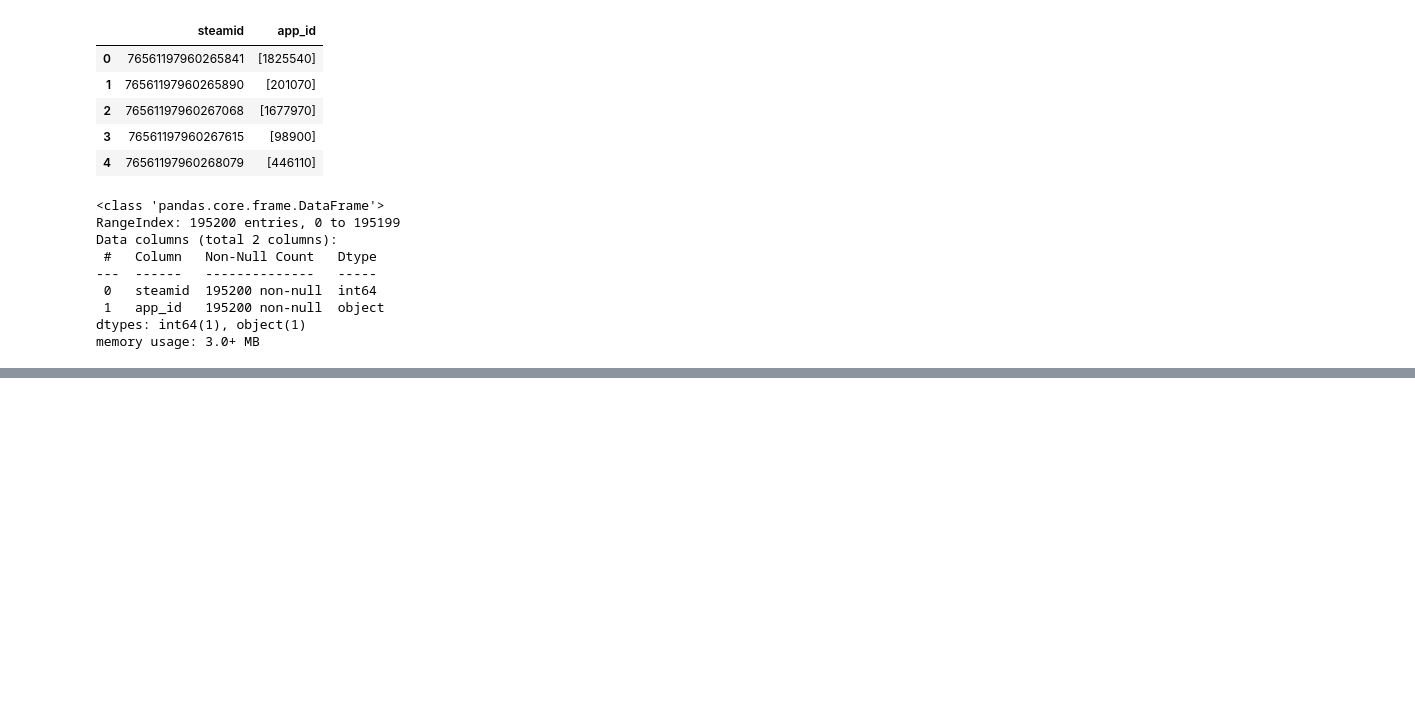
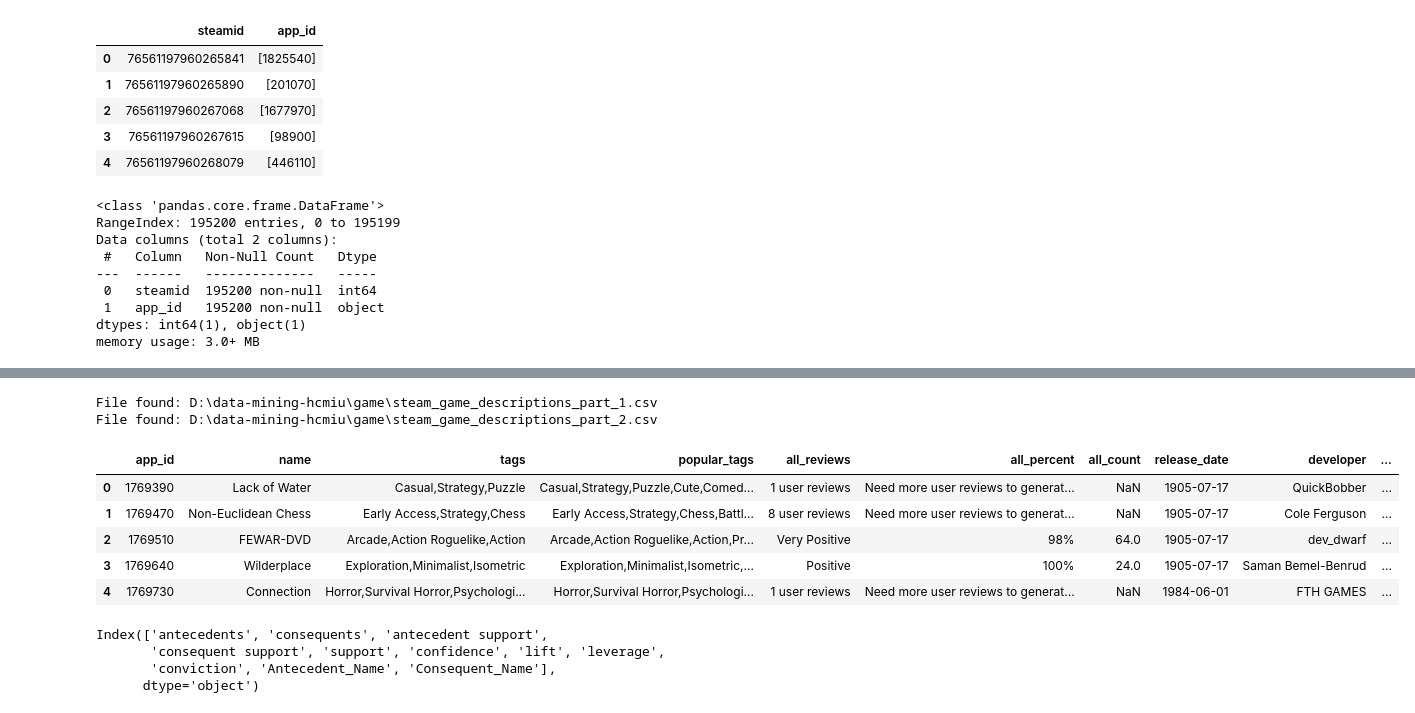
Before and after one commit to notrealqt/HCMIU_Data-Mining, a Jupyter notebook: review/cleaned_review/Association_1.ipynb, the cells around one changed output, grey strips where cells are left out. Saved outputs shown, nothing was run; the diff lists cells and outputs as text; code cells hidden in the pictures; blank space fills up the shorter version.

Commit message:
update association rules

```diff
--- a/review/cleaned_review/Association_1.ipynb
+++ b/review/cleaned_review/Association_1.ipynb
@@ -129,0 +137,55 @@ for index, row in rules.iterrows():
+# %%
+import os
+
+# file_path = os.path.join('game', 'steam_game_descriptions_all.csv')
+#
+# if not os.path.exists(file_path):
+#     print('File not found:', os.path.abspath(file_path))
+# else:
+#     print('File found:', os.path.abspath(file_path))
+#     # Read the dataset
+#     game_data = pd.read_csv(file_path)
+#     print(game_data.head())
+
+file_path1 = r'D:\data-mining-hcmiu\game\steam_game_descriptions_part_1.csv'
+file_path2 = r'D:\data-mining-hcmiu\game\steam_game_descriptions_part_2.csv'
+
+game_data = pd.DataFrame()
+
+if os.path.exists(file_path1):
+    print('File found:', os.path.abspath(file_path1))
+    game_data_1 = pd.read_csv(file_path1)
+    game_data = game_data_1
+else:
+    print('File not found:', os.path.abspath(file_path1))
+
+if os.path.exists(file_path2):
+    print('File found:', os.path.abspath(file_path2))
+    game_data_2 = pd.read_csv(file_path2)
+    game_data = pd.concat([game_data, game_data_2], ignore_index=True)
+else:
+    print('File not found:', os.path.abspath(file_path2))
+
+if game_data.empty:
+    print("Error: No game data loaded.")
+else:
+    game_data.head()
+# %% [output]
+File found: D:\data-mining-hcmiu\game\steam_game_descriptions_part_1.csv
+File found: D:\data-mining-hcmiu\game\steam_game_descriptions_part_2.csv
+# %%
+game_data.head()
+# %% [output]
+|  | app_id | name | tags | popular_tags | all_reviews | all_percent | all_count | release_date | developer | ... |
+| 0 | 1769390 | Lack of Water | Casual,Strategy,Puzzle | Casual,Strategy,Puzzle,Cute,Comed... | 1 user reviews | Need more user reviews to generat... | NaN | 1905-07-17 | QuickBobber | ... |
+| 1 | 1769470 | Non-Euclidean Chess | Early Access,Strategy,Chess | Early Access,Strategy,Chess,Battl... | 8 user reviews | Need more user reviews to generat... | NaN | 1905-07-17 | Cole Ferguson | ... |
+| 2 | 1769510 | FEWAR-DVD | Arcade,Action Roguelike,Action | Arcade,Action Roguelike,Action,Pr... | Very Positive | 98% | 64.0 | 1905-07-17 | dev_dwarf | ... |
+| 3 | 1769640 | Wilderplace | Exploration,Minimalist,Isometric | Exploration,Minimalist,Isometric,... | Positive | 100% | 24.0 | 1905-07-17 | Saman Bemel-Benrud | ... |
+| 4 | 1769730 | Connection | Horror,Survival Horror,Psychologi... | Horror,Survival Horror,Psychologi... | 1 user reviews | Need more user reviews to generat... | NaN | 1984-06-01 | FTH GAMES | ... |
+# %%
+print(rules.columns)
+# %% [output]
+Index(['antecedents', 'consequents', 'antecedent support',
+       'consequent support', 'support', 'confidence', 'lift', 'leverage',
+       'conviction', 'Antecedent_Name', 'Consequent_Name'],
+      dtype='object')
```
Also changed, not shown: parts of 11 cells of this notebook.
